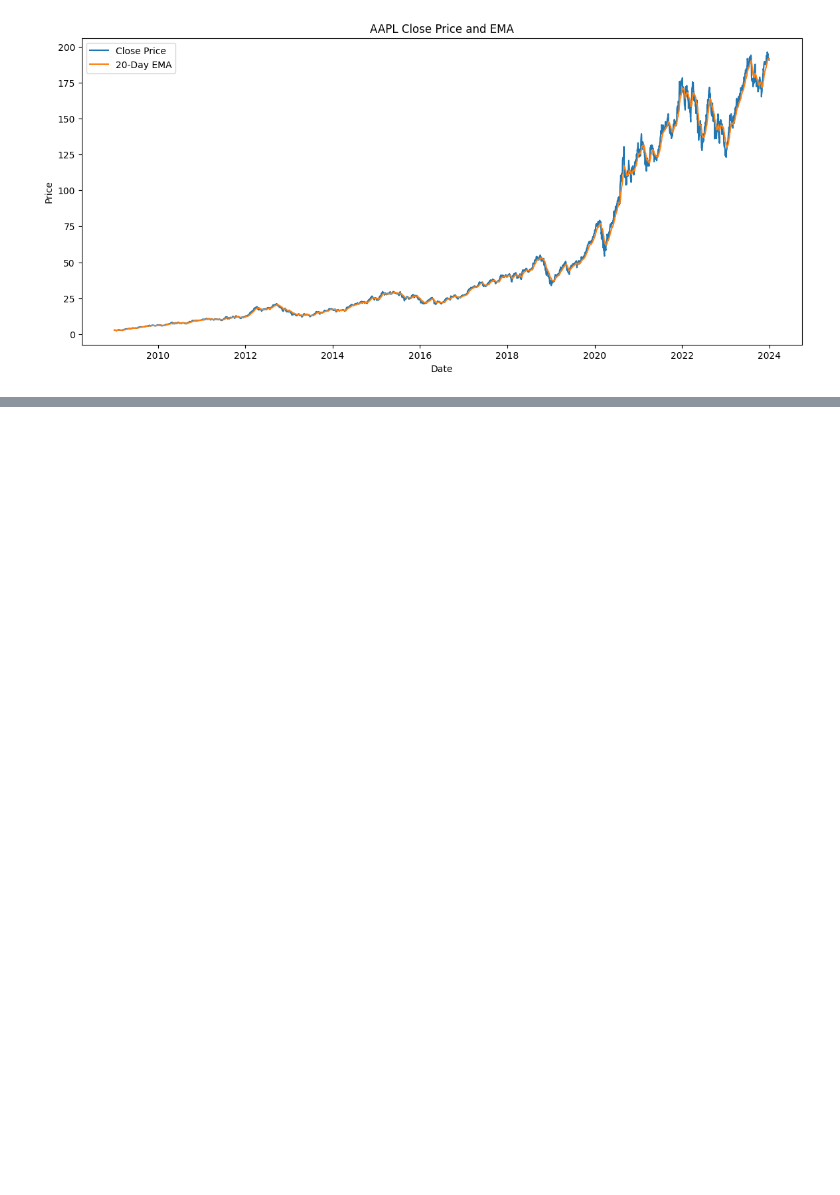
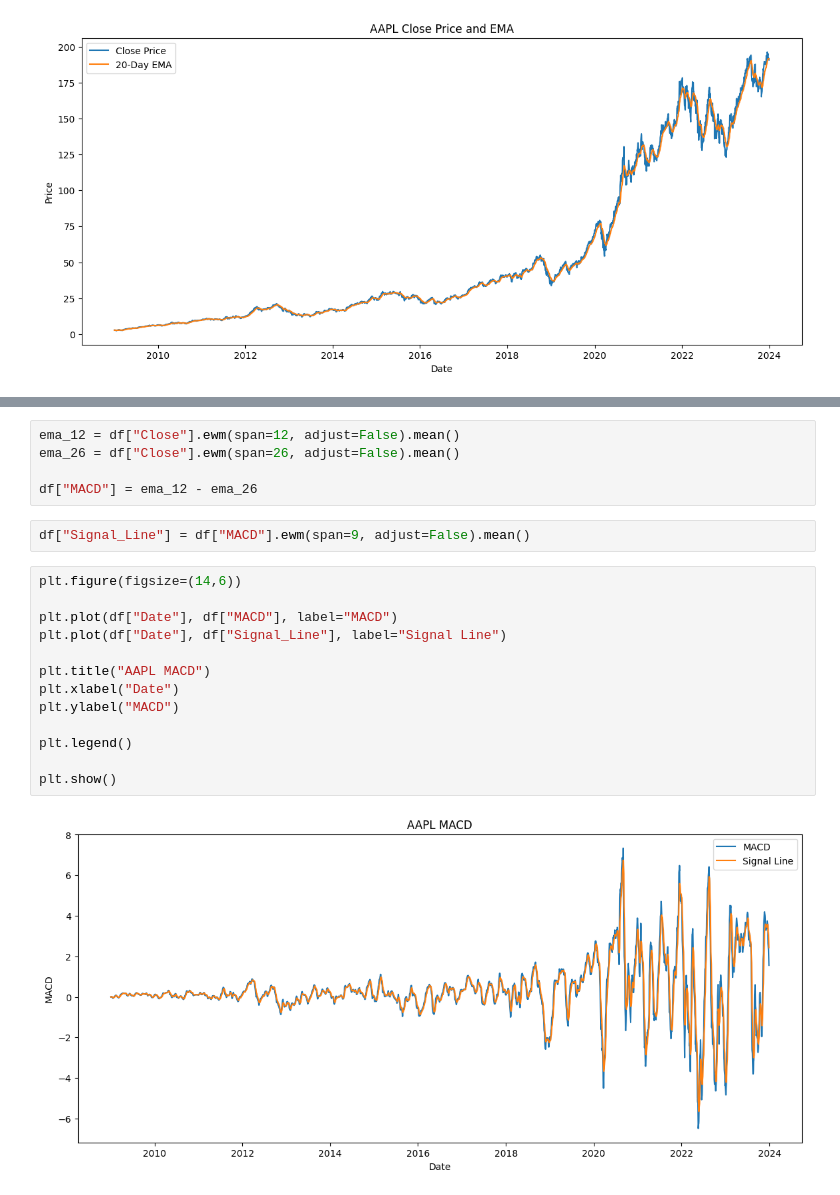
Before and after one commit to hayalgucudev/news-sentiment-analysis, a Jupyter notebook: notebooks/task_2_quantitative_analysis.ipynb, the cells around one changed output, grey strips where cells are left out. Drawn from its saved outputs; the diff is of its cells as text; blank space fills up the shorter version.

```diff
--- a/notebooks/task_2_quantitative_analysis.ipynb
+++ b/notebooks/task_2_quantitative_analysis.ipynb
@@ -82,0 +130,22 @@ plt.show()
+# %%
+ema_12 = df["Close"].ewm(span=12, adjust=False).mean()
+ema_26 = df["Close"].ewm(span=26, adjust=False).mean()
+
+df["MACD"] = ema_12 - ema_26
+# %%
+df["Signal_Line"] = df["MACD"].ewm(span=9, adjust=False).mean()
+# %%
+plt.figure(figsize=(14,6))
+
+plt.plot(df["Date"], df["MACD"], label="MACD")
+plt.plot(df["Date"], df["Signal_Line"], label="Signal Line")
+
+plt.title("AAPL MACD")
+plt.xlabel("Date")
+plt.ylabel("MACD")
+
+plt.legend()
+
+plt.show()
+# %% [output]
+[figure, added]
```
Also changed, not shown: parts of 6 cells of this notebook.
